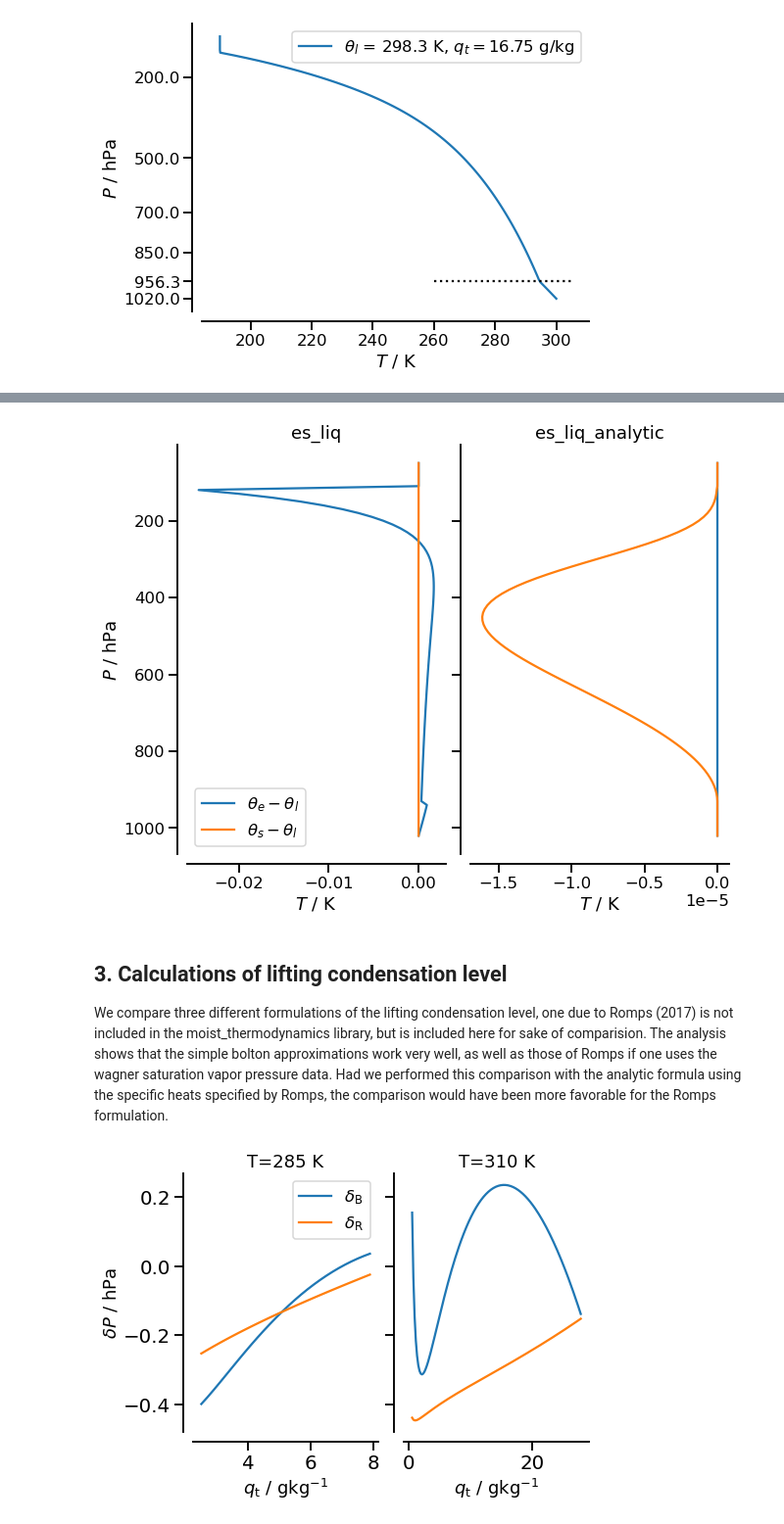
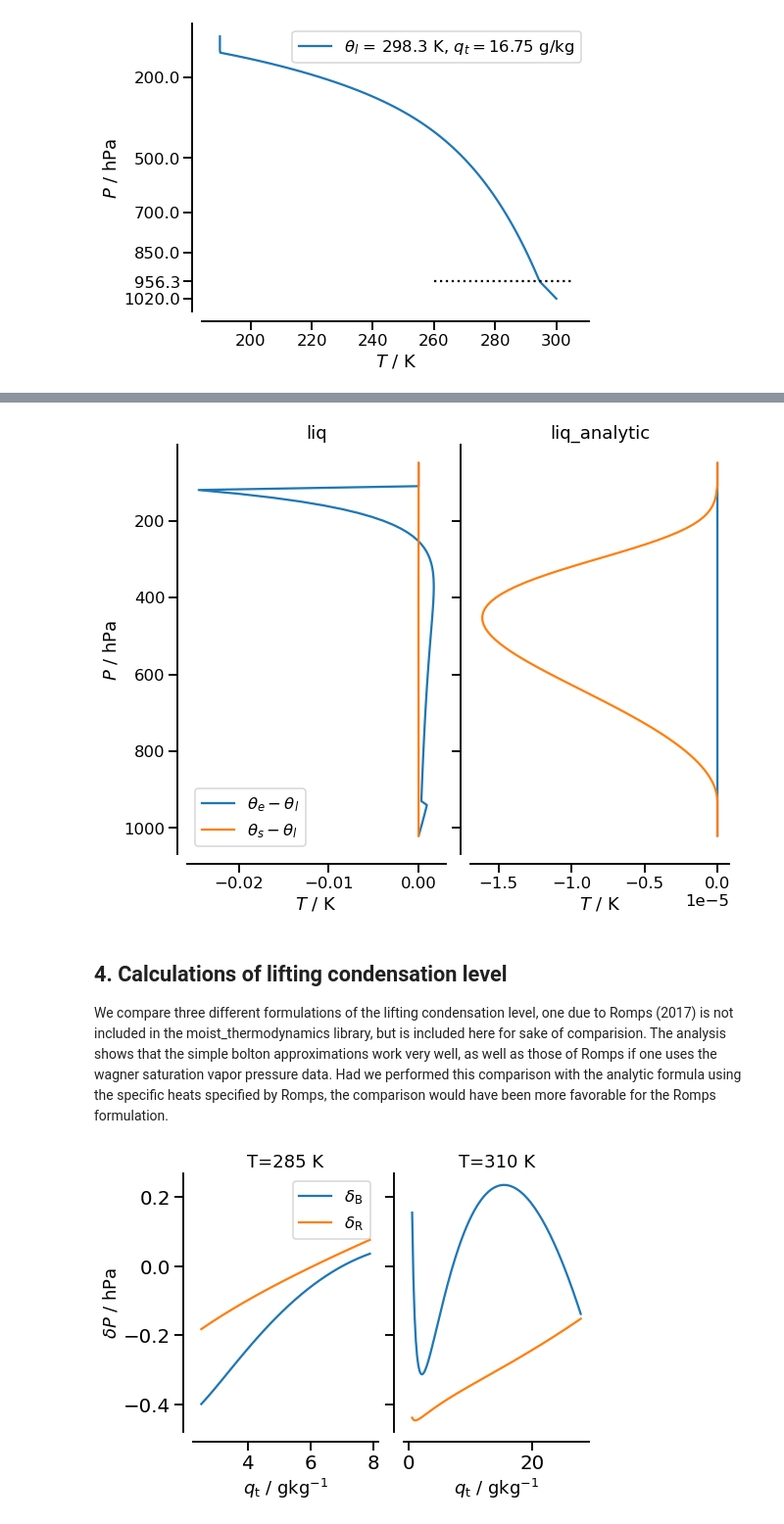
Before and after one commit to mpimet/moist_thermodynamics, a Jupyter notebook: examples/examples.ipynb, the cells around one changed output, grey strips where cells are left out. Shown at 98% size. Saved outputs shown, nothing was run; the diff lists cells and outputs as text; code cells hidden in the pictures.

```diff
--- a/examples/examples.ipynb
+++ b/examples/examples.ipynb
@@ -27,5 +75,5 @@ array([611.65715494, 222.65143353])
 # %%
-es = mt.es_liq_analytic
+es = svp.liq_analytic
 p2q = mt.partial_pressure_to_specific_humidity
 theta_l = mt.theta_l
 i4T = np.vectorize(mt.invert_for_temperature)
@@ -79,21 +127,21 @@ qt = 15.0e-3
 sns.set_context("talk")
 fig, ax = plt.subplots(1, 2, figsize=(9, 7), constrained_layout=True, sharey=True)
 
-es = mt.es_liq_analytic
+es = svp.liq_analytic
 TKl = np.maximum(i4T(theta_l, theta_l(Tsfc, Psfc, qt, es=es), P, qt, es=es), Tmin)
 TKe = np.maximum(i4T(theta_e, theta_e(Tsfc, Psfc, qt, es=es), P, qt, es=es), Tmin)
 TKs = np.maximum(i4T(theta_s, theta_s(Tsfc, Psfc, qt, es=es), P, qt, es=es), Tmin)
 ax[1].plot(TKe - TKl, P / 100.0, label=f"$\\theta_e-\\theta_l$")
 ax[1].plot(TKs - TKl, P / 100.0, label=f"$\\theta_s-\\theta_l$")
-ax[1].set_title("es_liq_analytic")
+ax[1].set_title("liq_analytic")
 
-es = mt.es_liq
+es = svp.liq_wagner_pruss
 TKl = np.maximum(i4T(theta_l, theta_l(Tsfc, Psfc, qt, es=es), P, qt, es=es), Tmin)
 TKe = np.maximum(i4T(theta_e, theta_e(Tsfc, Psfc, qt, es=es), P, qt, es=es), Tmin)
 TKs = np.maximum(i4T(theta_s, theta_s(Tsfc, Psfc, qt, es=es), P, qt, es=es), Tmin)
 ax[0].plot(TKe - TKl, P / 100.0, label=f"$\\theta_e-\\theta_l$")
 ax[0].plot(TKs - TKl, P / 100.0, label=f"$\\theta_s-\\theta_l$")
-ax[0].set_title("es_liq")
+ax[0].set_title("liq")
 
 plt.gca().invert_yaxis()
 
@@ -105,9 +153,9 @@ ax[0].legend()
 
 sns.despine(offset=10)
 # %% [output]
-[figure, old version]
+[figure, new version]
 # %% [markdown]
-## 3. Calculations of lifting condensation level
+## 4. Calculations of lifting condensation level
 
 We compare three different formulations of the lifting condensation level, one due to Romps (2017) is not included in the moist_thermodynamics library, but is included here for sake of comparision.  The analysis shows that the simple bolton approximations work very well, as well as those of Romps if one uses the wagner saturation vapor pressure data.  Had we performed this comparison with the analytic formula using the specific heats specified by Romps, the comparison would have been more favorable for the Romps formulation.
 # %%
@@ -254,7 +302,7 @@ Plcl_B = np.zeros(len(qt))
 Plcl_R = np.zeros(len(qt))
 
 for i, x in enumerate(qt):
-    RH = mt.mixing_ratio_to_partial_pressure(x / (1.0 - x), PPa) / mt.es_liq(TK)
+    RH = mt.mixing_ratio_to_partial_pressure(x / (1.0 - x), PPa) / svp.liq_analytic(TK)
     Plcl_R[i] = lcl(PPa, TK, RH)
     Plcl_X[i] = mt.plcl(TK, PPa, x)
     Plcl_B[i] = mt.plcl_bolton(TK, PPa, x)
@@ -267,33 +315,35 @@ fig, axs = plt.subplots(1, 2, figsize=(7, 5), constrained_layout=True, sharey=Tr
 axs[0].plot(qt * 1.0e3, del1, label="$\\delta_\mathrm{B}$")
 axs[0].plot(qt * 1.0e3, del2, label="$\\delta_\mathrm{R}$")
 axs[0].legend(loc="best")
 axs[0].set_ylabel("$\delta P$ / hPa")
 axs[0].set_xlabel("$q_\mathrm{t}$ / gkg$^{-1}$")
 axs[0].set_title(f"T={TK:.0f} K")
 
 qt = np.arange(0.5e-3, 28.0e-3, 0.2e-3)
 TK = 310.0
 
 Plcl_X = np.zeros(len(qt))
 Plcl_B = np.zeros(len(qt))
 Plcl_R = np.zeros(len(qt))
 for i, x in enumerate(qt):
-    RH = mt.mixing_ratio_to_partial_pressure(x / (1.0 - x), PPa) / mt.es_liq(TK)
+    RH = mt.mixing_ratio_to_partial_pressure(x / (1.0 - x), PPa) / svp.liq_wagner_pruss(
+        TK
+    )
     Plcl_R[i] = lcl(PPa, TK, RH)
     Plcl_X[i] = mt.plcl(TK, PPa, x)
     Plcl_B[i] = mt.plcl_bolton(TK, PPa, x)
 
 del1 = (Plcl_B - Plcl_X) / 100.0
 del2 = (Plcl_R - Plcl_X) / 100.0
 
 axs[1].plot(qt * 1.0e3, del1)
 axs[1].plot(qt * 1.0e3, del2)
 axs[1].set_xlabel("$q_\mathrm{t}$ / gkg$^{-1}$")
 axs[1].set_title(f"T={TK:.0f} K")
 
 sns.set_context("talk", font_scale=1.2)
 sns.despine(offset=10)
 # fig.savefig(plot_dir+'Plcl.pdf')
 # %% [output]
-[figure, old version]
+[figure, new version]
 # %% [markdown]
```
Also changed, not shown: parts of 6 cells of this notebook, 2 other files.
